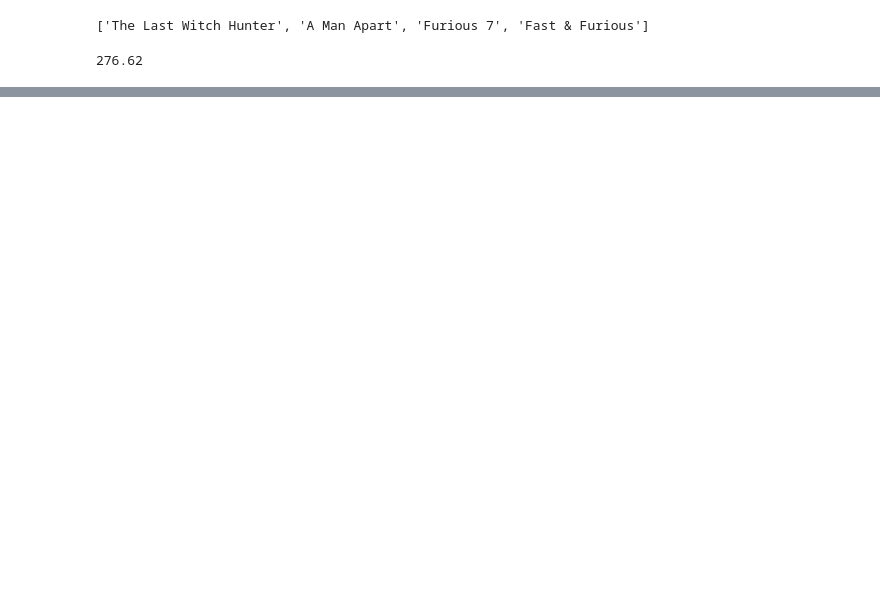
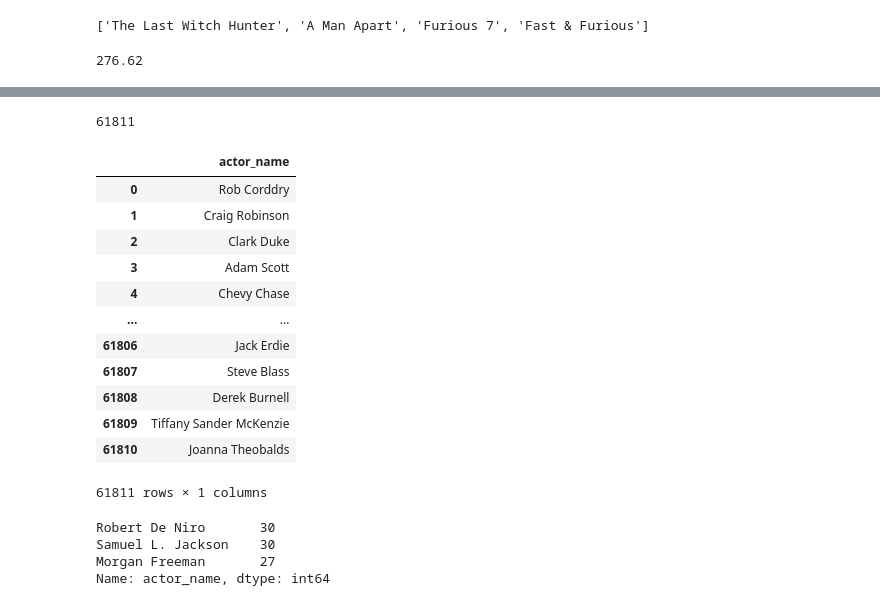
Before and after one commit to rishabhk1501/EDA-on-IMDB-Dataset, a Jupyter notebook: EDA_on_IMDB_Dataset.ipynb, the cells around one changed output, grey strips where cells are left out. Drawn from its saved outputs; the diff is of its cells as text; code cells hidden in the pictures; blank space fills up the shorter version.

```diff
--- a/EDA_on_IMDB_Dataset.ipynb
+++ b/EDA_on_IMDB_Dataset.ipynb
@@ -579,0 +643,2 @@ get_avg_roi(producer_df_copy.loc['Vin Diesel']['movies'])
+# %%
+imdb_df_no_na_cast = imdb_df_new[~imdb_df_new['cast'].isna()]
@@ -579,0 +665,27 @@ get_avg_roi(producer_df_copy.loc['Vin Diesel']['movies'])
+# %%
+full_actor_list = []
+for elem in imdb_df_no_na_cast['cast']:
+  for i in elem:
+    full_actor_list.append(i['name'])
+# %%
+len(full_actor_list)
+# %% [output]
+61811
+# %%
+actor_df = pd.DataFrame(full_actor_list, columns = ['actor_name'])
+# %%
+actor_df
+# %% [output]
+|  | actor_name |
+| 0 | Rob Corddry |
+| 1 | Craig Robinson |
+| 2 | Clark Duke |
+| 3 | Adam Scott |
+| 4 | Chevy Chase |
+| ... | ... |
+| 61806 | Jack Erdie |
+| 61807 | Steve Blass |
+| 61808 | Derek Burnell |
+| 61809 | Tiffany Sander McKenzie |
+| 61810 | Joanna Theobalds |
+61811 rows × 1 columns
@@ -579,0 +694,7 @@ get_avg_roi(producer_df_copy.loc['Vin Diesel']['movies'])
+# %%
+actor_volume[0:3]
+# %% [output]
+Robert De Niro       30
+Samuel L. Jackson    30
+Morgan Freeman       27
+Name: actor_name, dtype: int64
```
Also changed, not shown: parts of 14 cells of this notebook.
